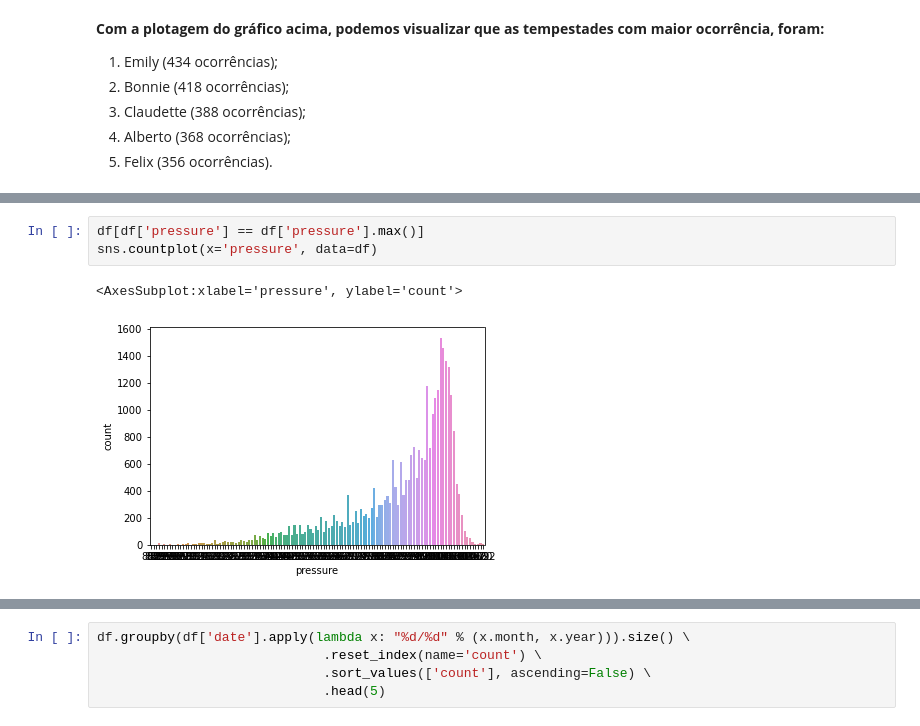
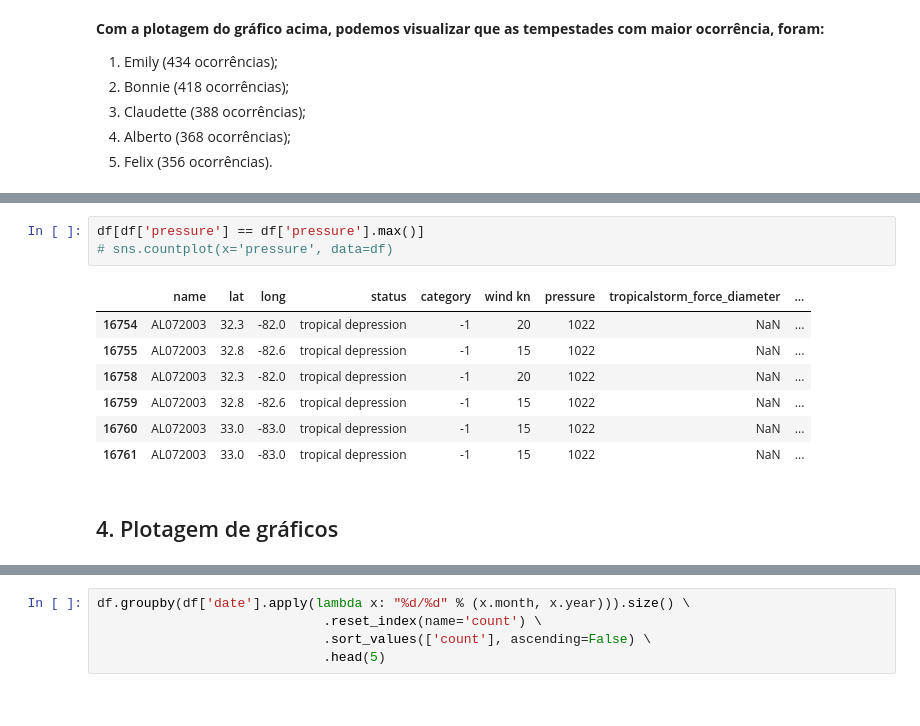
Before and after one commit to Jeferson-Peter/DataScience-Storm-Analytics, a Jupyter notebook: storm_analytics.ipynb, the cells around one changed output, grey strips where cells are left out. Cells and saved outputs as stored; diff of their text form.

```diff
--- a/storm_analytics.ipynb
+++ b/storm_analytics.ipynb
@@ -346,9 +356,16 @@ sns.countplot(x='wind km/h', data=df)
 # %%
 df[df['pressure'] == df['pressure'].max()]
-sns.countplot(x='pressure', data=df)
+# sns.countplot(x='pressure', data=df)
 # %% [output]
-<AxesSubplot:xlabel='pressure', ylabel='count'>
-[figure, removed]
+|  | name | lat | long | status | category | wind kn | pressure | tropicalstorm_force_diameter | ... |
+| 16754 | AL072003 | 32.3 | -82.0 | tropical depression | -1 | 20 | 1022 | NaN | ... |
+| 16755 | AL072003 | 32.8 | -82.6 | tropical depression | -1 | 15 | 1022 | NaN | ... |
+| 16758 | AL072003 | 32.3 | -82.0 | tropical depression | -1 | 20 | 1022 | NaN | ... |
+| 16759 | AL072003 | 32.8 | -82.6 | tropical depression | -1 | 15 | 1022 | NaN | ... |
+| 16760 | AL072003 | 33.0 | -83.0 | tropical depression | -1 | 15 | 1022 | NaN | ... |
+| 16761 | AL072003 | 33.0 | -83.0 | tropical depression | -1 | 15 | 1022 | NaN | ... |
+# %% [markdown]
+## 4. Plotagem de gráficos
 # %%
 dfWeekYear = df.groupby(df['date'].apply(lambda x: "%d/%d" % (x.week, x.year))).size() \
                              .reset_index(name='count') \
```
Also changed, not shown: parts of 31 cells of this notebook.
